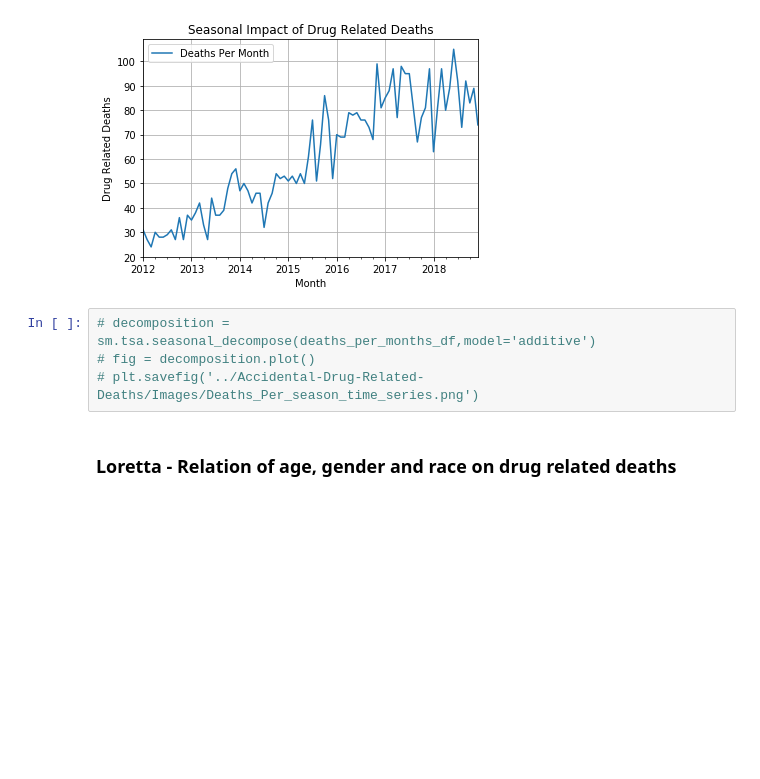
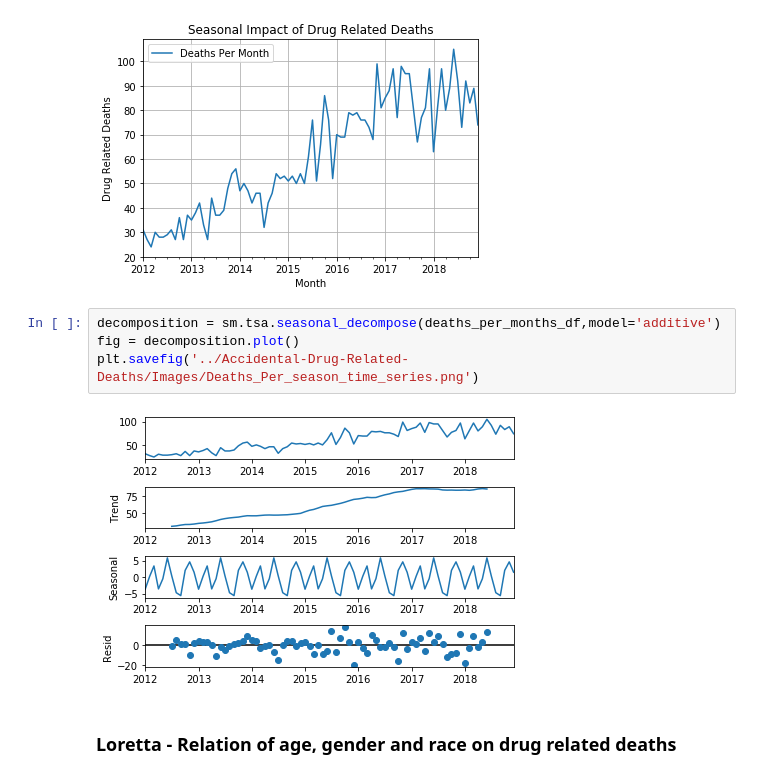
Before and after one commit to prerak-patel/Accidental-Drug-Related-Deaths, a Jupyter notebook: accidentalDrugRelatedDeaths.ipynb, the cells around one changed output. Drawn from its saved outputs; the diff is of its cells as text; blank space fills up the shorter version.

```diff
--- a/accidentalDrugRelatedDeaths.ipynb
+++ b/accidentalDrugRelatedDeaths.ipynb
@@ -119,9 +119,11 @@ plt.savefig('../Accidental-Drug-Related-Deaths/Images/Deaths_Per_season.png')
 # %% [output]
 [figure]
 # %%
-# decomposition = sm.tsa.seasonal_decompose(deaths_per_months_df,model='additive')
-# fig = decomposition.plot()
-# plt.savefig('../Accidental-Drug-Related-Deaths/Images/Deaths_Per_season_time_series.png')
+decomposition = sm.tsa.seasonal_decompose(deaths_per_months_df,model='additive')
+fig = decomposition.plot()
+plt.savefig('../Accidental-Drug-Related-Deaths/Images/Deaths_Per_season_time_series.png')
+# %% [output]
+[figure, added]
 # %% [markdown]
 ### Loretta - Relation of age, gender and race on drug related deaths
 # %%
```
Also changed, not shown: parts of 1 cell of this notebook.
